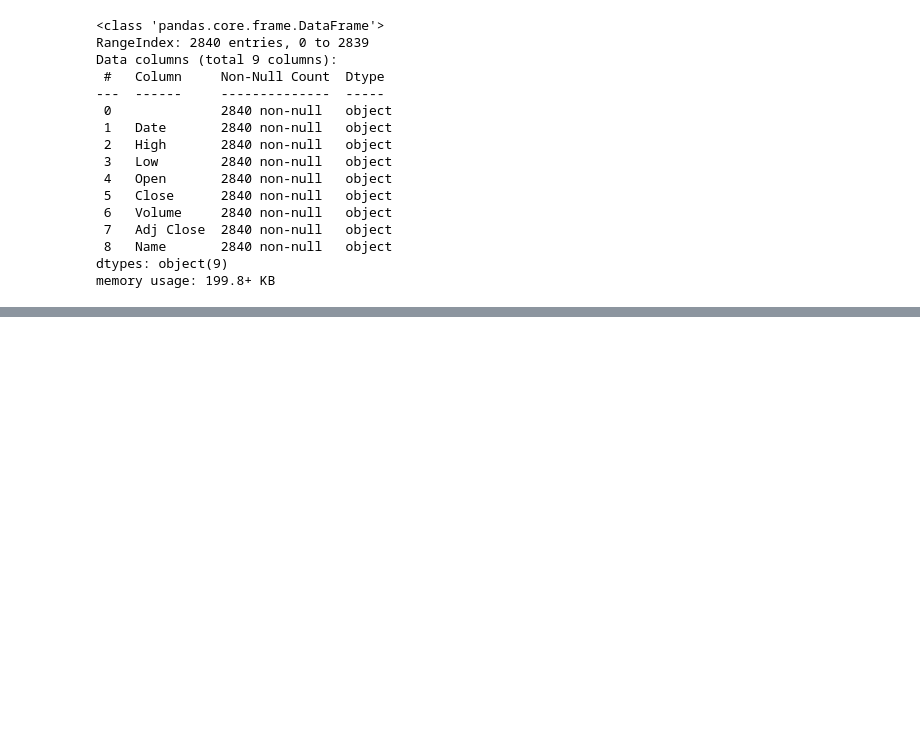
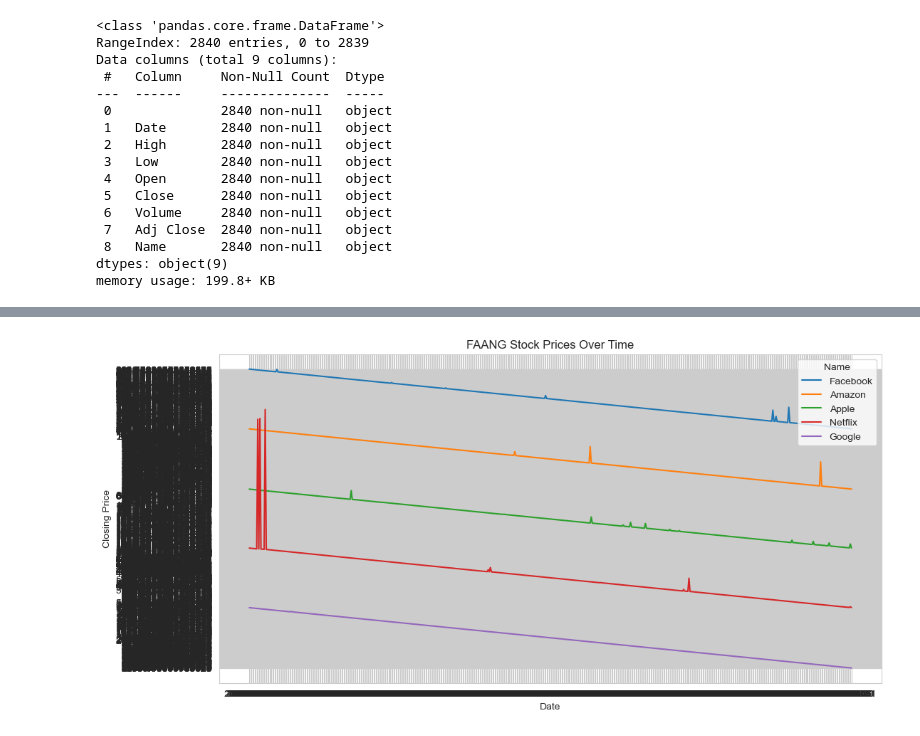
Before and after one commit to SahillMulani/Database-and-Analytics-Programming-Project, a Jupyter notebook: x22217061/FAANG ETL.ipynb, the cells around one changed output, grey strips where cells are left out. Cells and saved outputs as stored; diff of their text form; code cells hidden in the pictures; blank space fills up the shorter version.

Commit message:
FAANG EDA

```diff
--- a/x22217061/FAANG ETL.ipynb
+++ b/x22217061/FAANG ETL.ipynb
@@ -79,0 +123,10 @@ memory usage: 199.8+ KB
+# %%
+# Line plot of closing prices over time for each stock
+plt.figure(figsize=(12, 6))
+sns.lineplot(x='Date', y='Close', hue='Name', data=df)
+plt.title('FAANG Stock Prices Over Time')
+plt.xlabel('Date')
+plt.ylabel('Closing Price')
+plt.show()
+# %% [output]
+[figure, added]
```
Also changed, not shown: parts of 8 cells of this notebook.
